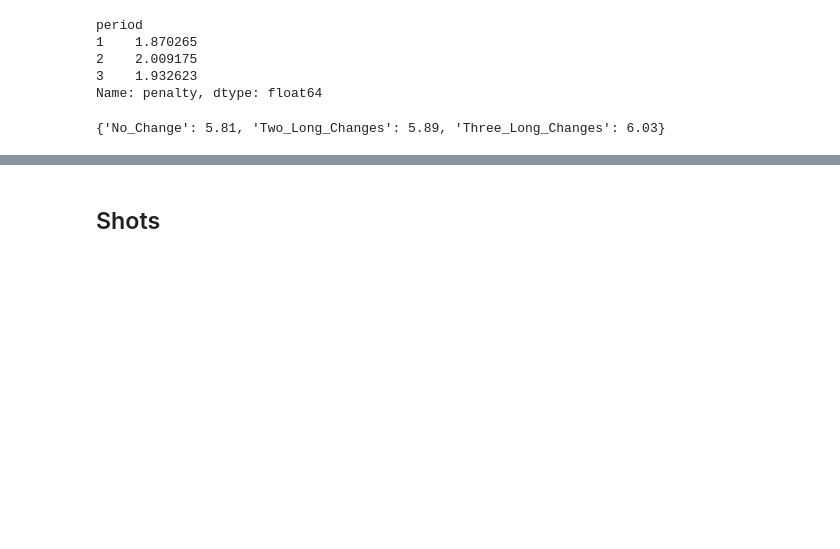
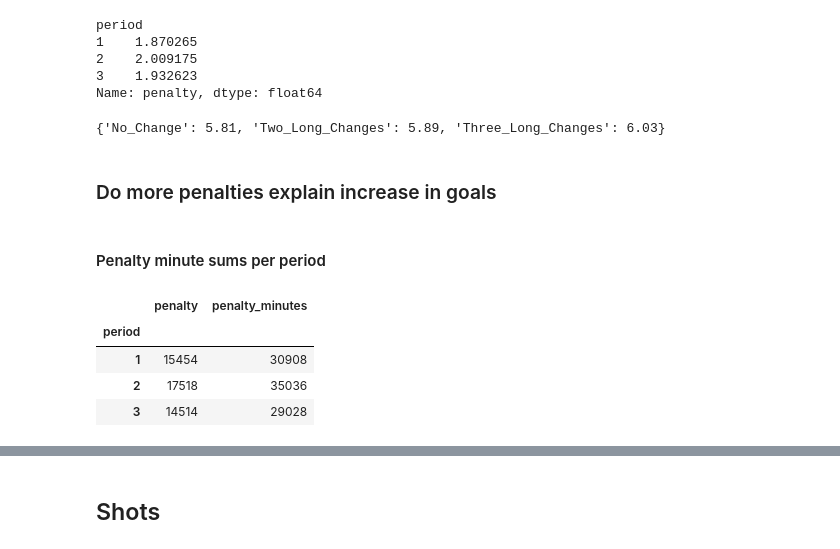
Before and after one commit to gregfeliu/Long-Change-Effect-in-NHL-Gameplay, a Jupyter notebook: notebooks/Analysis.ipynb, the cells around one changed output, grey strips where cells are left out. Saved outputs shown, nothing was run; the diff lists cells and outputs as text; code cells hidden in the pictures; blank space fills up the shorter version.

```diff
--- a/notebooks/Analysis.ipynb
+++ b/notebooks/Analysis.ipynb
@@ -232,3 +244,7 @@ penalties_proposals
 {'No_Change': 5.81, 'Two_Long_Changes': 5.89, 'Three_Long_Changes': 6.03}
 # %%
 penalty_df = proposals_to_df(penalties_proposals, "Penalties")
+# %% [markdown]
+### Do more penalties explain increase in goals
+# %% [markdown]
+#### Penalty minute sums per period
@@ -234,0 +258,8 @@ penalty_df = proposals_to_df(penalties_proposals, "Penalties")
+# %%
+penalty_sums_df
+# %% [output]
+|  | penalty | penalty_minutes |
+| period |  |  |
+| 1 | 15454 | 30908 |
+| 2 | 17518 | 35036 |
+| 3 | 14514 | 29028 |
```
Also changed, not shown: parts of 22 cells of this notebook, 1 other file.
